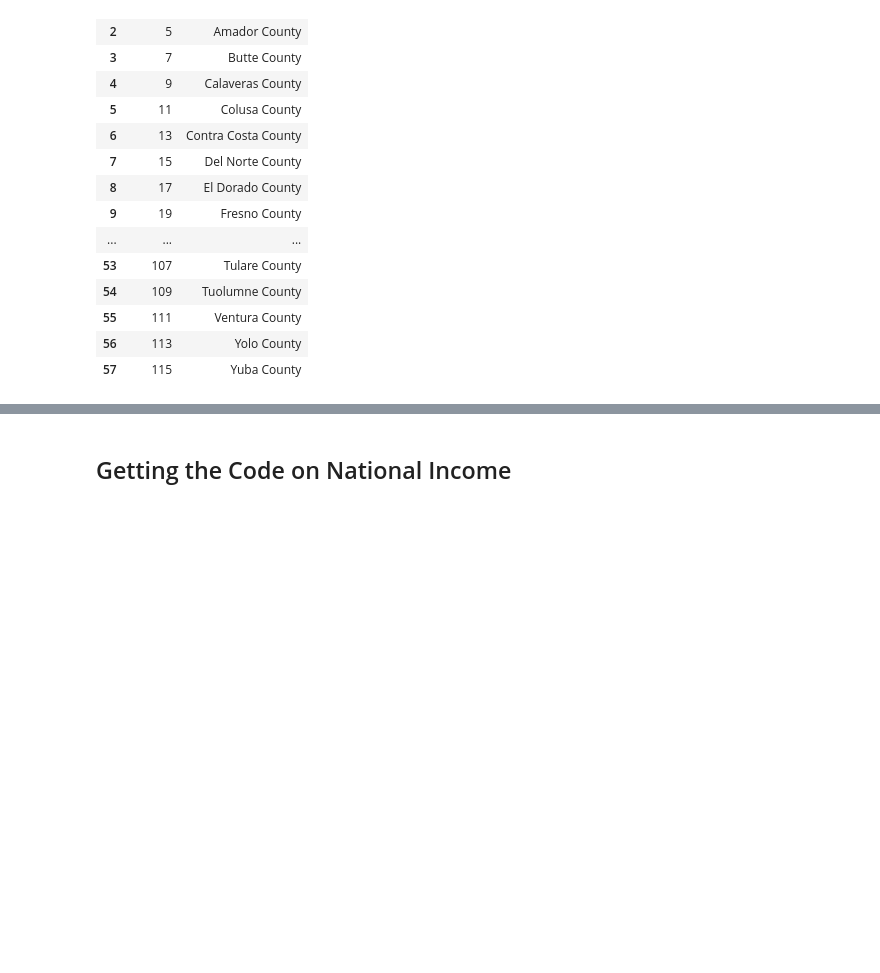
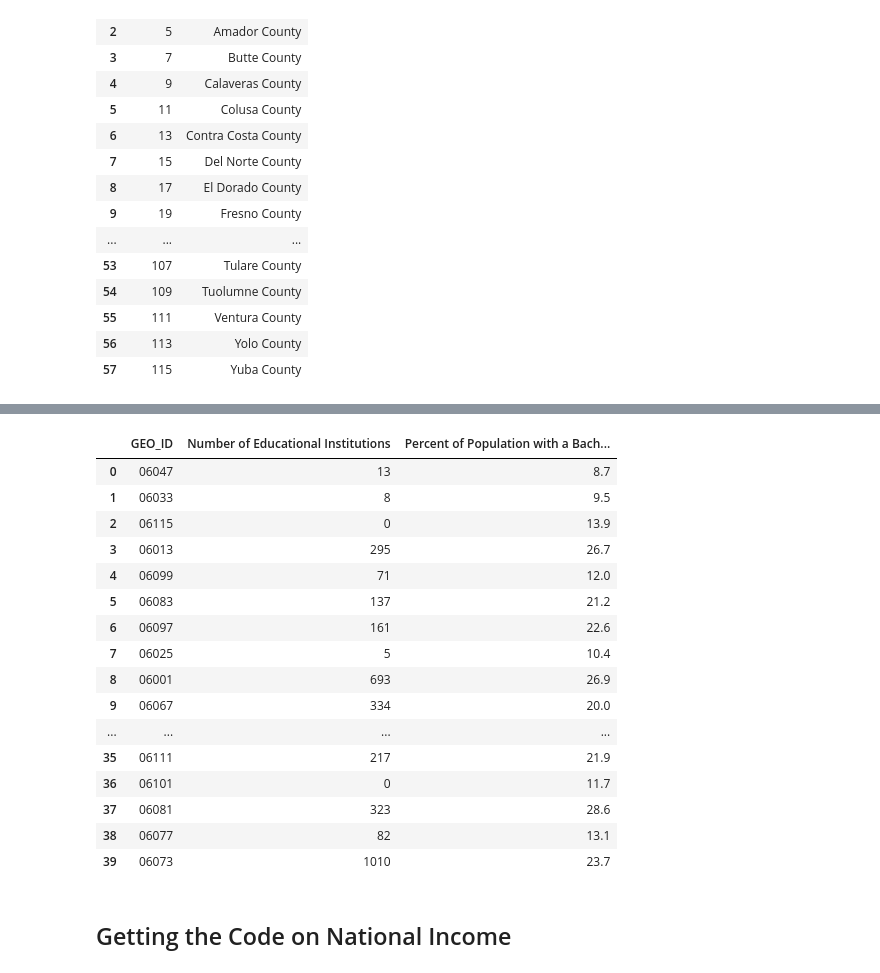
Before and after one commit to leomassoc/LSE-DS105L-Data-Detectives, a Jupyter notebook: notebooks/NB2 Education and Salary - a first overview.ipynb, the cells around one changed output, grey strips where cells are left out. Cells and saved outputs as stored; diff of their text form; code cells hidden in the pictures; blank space fills up the shorter version.

```diff
--- a/notebooks/NB2 Education and Salary - a first overview.ipynb
+++ b/notebooks/NB2 Education and Salary - a first overview.ipynb
@@ -199,3 +182,27 @@ merged_census
+# %%
+# Remove NAICS2017_LABEL, state, county, County and County_name columns
+merged_census = merged_census.drop(columns=['NAICS2017_LABEL', 'County', 'County_Name'])
+#Create a copy of merged_census called education_data
+education_data = merged_census.copy()
+merged_census
+# %% [output]
+|  | GEO_ID | Number of Educational Institutions | Percent of Population with a Bach... |
+| 0 | 06047 | 13 | 8.7 |
+| 1 | 06033 | 8 | 9.5 |
+| 2 | 06115 | 0 | 13.9 |
+| 3 | 06013 | 295 | 26.7 |
+| 4 | 06099 | 71 | 12.0 |
+| 5 | 06083 | 137 | 21.2 |
+| 6 | 06097 | 161 | 22.6 |
+| 7 | 06025 | 5 | 10.4 |
+| 8 | 06001 | 693 | 26.9 |
+| 9 | 06067 | 334 | 20.0 |
+| ... | ... | ... | ... |
+| 35 | 06111 | 217 | 21.9 |
+| 36 | 06101 | 0 | 11.7 |
+| 37 | 06081 | 323 | 28.6 |
+| 38 | 06077 | 82 | 13.1 |
+| 39 | 06073 | 1010 | 23.7 |
 # %% [markdown]
 ## Getting the Code on National Income
 # %%
```
Also changed, not shown: parts of 10 cells of this notebook.
